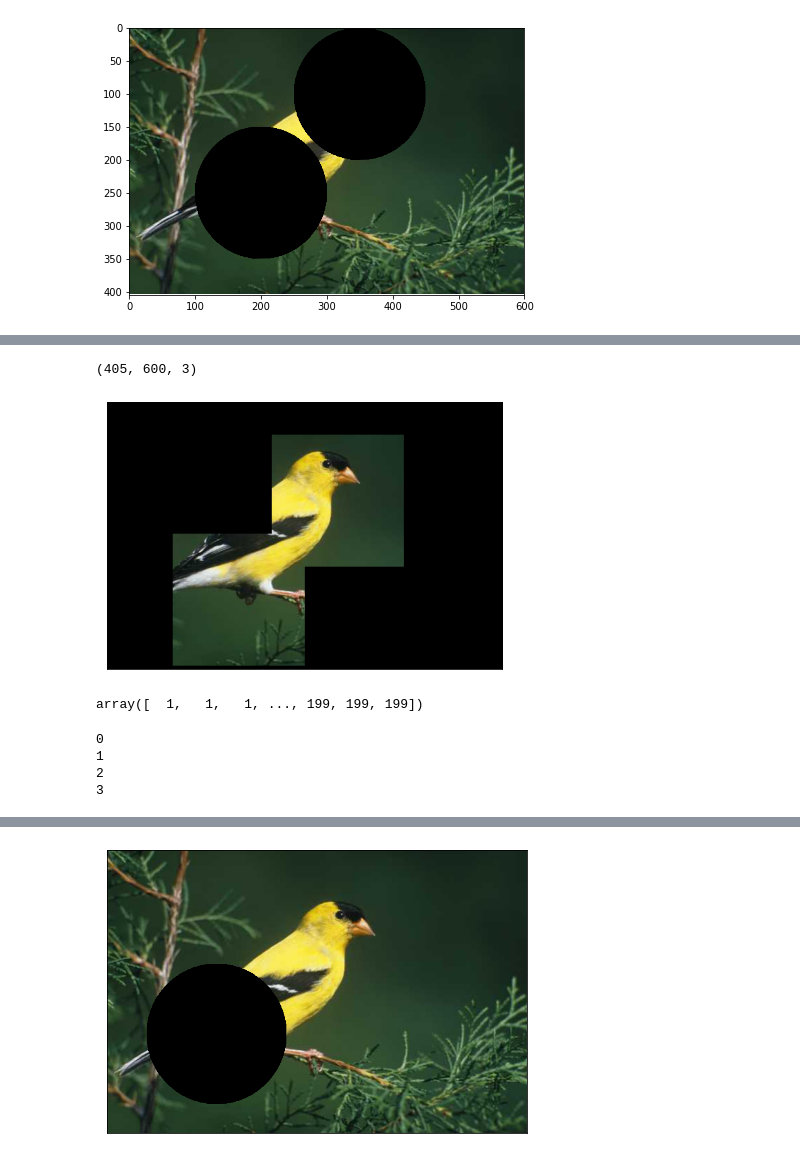
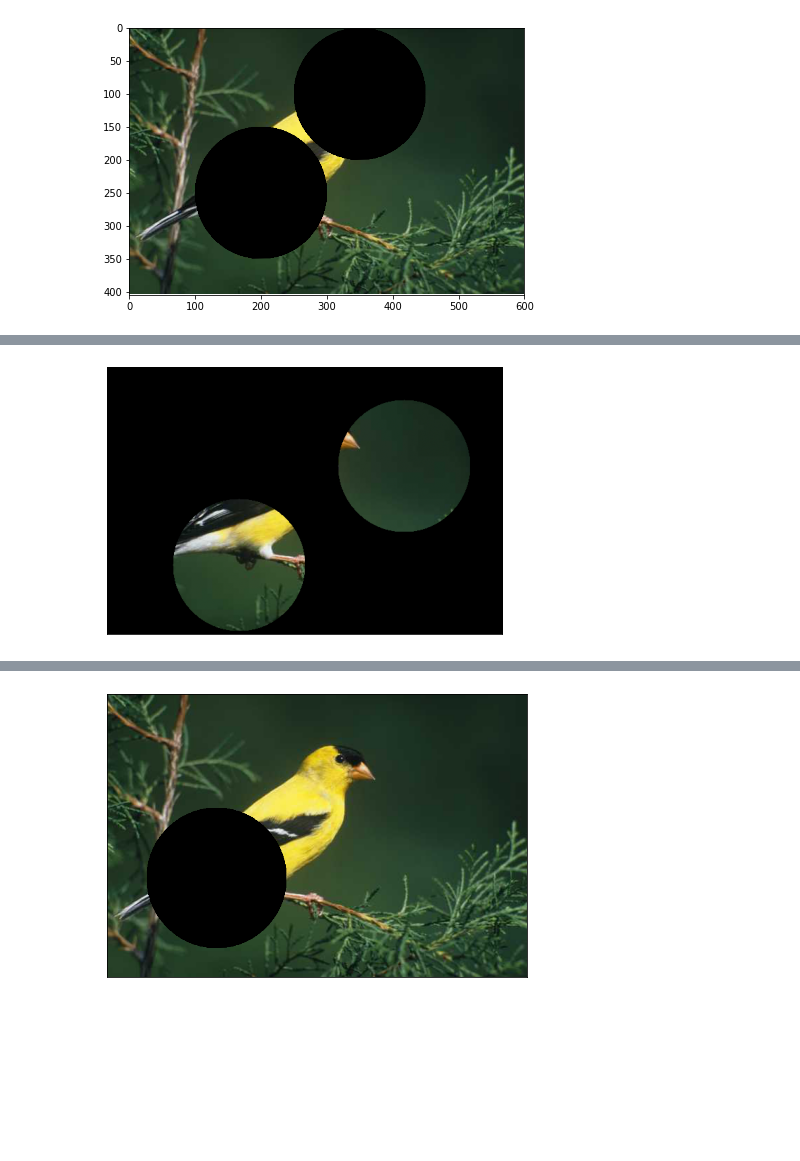
Before and after one commit to tpgmartin/inm363-individual-project, a Jupyter notebook: notebooks/Explore Image Occlusion.ipynb, the cells around one changed output, grey strips where cells are left out. Saved outputs shown, nothing was run; the diff lists cells and outputs as text; code cells hidden in the pictures; blank space fills up the shorter version.

Commit message:
Generate multiple image features with circular boundaries

```diff
--- a/notebooks/Explore Image Occlusion.ipynb
+++ b/notebooks/Explore Image Occlusion.ipynb
@@ -69,42 +35,37 @@ plt.imshow(cropped_img)
-# %%
-img.shape
-# %% [output]
-(405, 600, 3)
 # %%
 # Input image
 image = io.imread('../../ACE/ImageNet/ILSVRC2012_img_train/n01531178/n01531178_278.JPEG') / 255.
 
 background_height, background_width, background_depth = image.shape
 background = np.zeros((background_height, background_width, background_depth))
 
-# Find cropped image
-# Get x, y coords
-# Update background image
-
-# crop(img, ((above,below),(left,right),(<channel>)))
-
 R = 100
 
-xcoords = [100, 250]
+xcoords = [100, 350]
 ycoords = [200, 50]
 
 def plot_image_features(x, y, R, background):
     pass
 
 for x, y in zip(xcoords, ycoords):
 
     cropped_image = crop(image, ((y,(background_height - y - 2*R)),(x,(background_width - x - 2*R)),(0,0)))
     cropped_image_height, cropped_image_width, cropped_image_depth = cropped_image.shape
+
+    # Produce circular image feature only
+    X, Y = np.ogrid[:cropped_image_width, :cropped_image_height]
+    outer_disk_mask = (X - cropped_image_width / 2)**2 + (Y - cropped_image_height / 2)**2 > (cropped_image_width / 2)**2
+    cropped_image[outer_disk_mask] = 0
 
     background[y : y + cropped_image_height, x : x + cropped_image_width, :] = cropped_image
     background = background[:,:,:3] * (1. - background) + background[:,:,:3] * background
 
 fig, ax = plt.subplots()
 ax.imshow(background)
 fig.tight_layout(pad=0.01)
 ax.set_xticks([]), ax.set_yticks([])
 ax.axis([0, background.shape[1], background.shape[0], 0])
 plt.savefig(f'../images/test_combined_features.jpg')
 plt.show()
 # %% [output]
-[figure, old version]
+[figure, new version]
@@ -115,14 +71,0 @@ R = 100
-# %%
-rr, cc = draw.circle(y0, x0, R, shape=cropped_img.shape)
-# %% [output]
-array([  1,   1,   1, ..., 199, 199, 199])
-# %%
-l = [1,2,3,4]
-
-for x in range(len(l)):
-    print(x)
-# %% [output]
-0
-1
-2
-3
```
Also changed, not shown: parts of 8 cells of this notebook.
